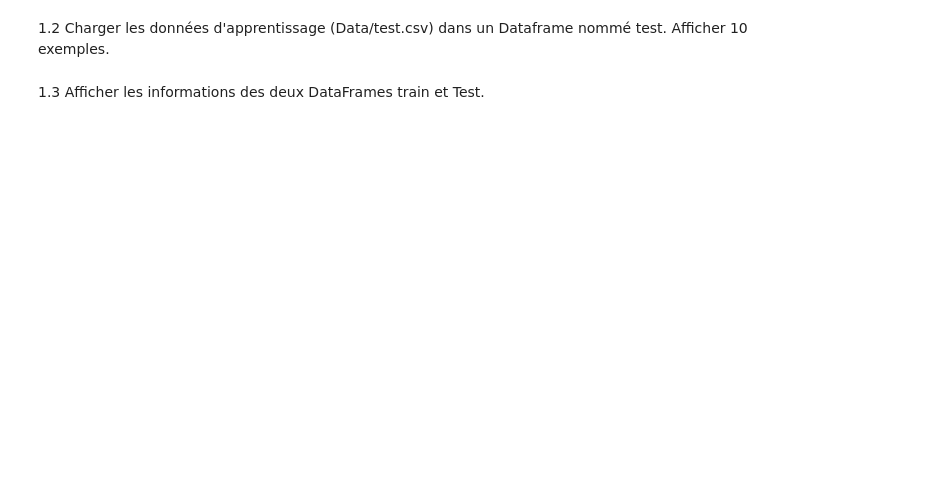
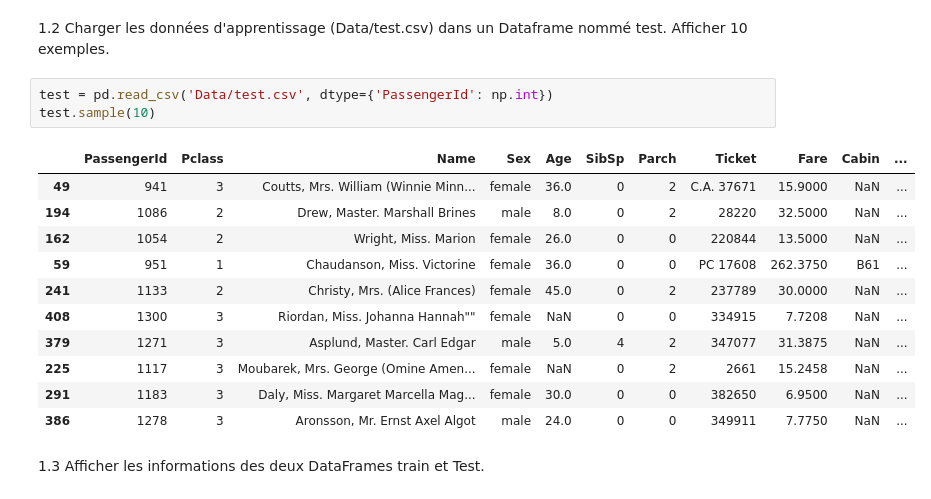
Before and after one commit to lperdereau/EPSI-ANN-I4, a Jupyter notebook: TP1/tp1_prepa_feature.ipynb, the cells around one changed output. Cells and saved outputs as stored; diff of their text form; blank space fills up the shorter version.

```diff
--- a/TP1/tp1_prepa_feature.ipynb
+++ b/TP1/tp1_prepa_feature.ipynb
@@ -16,4 +31,19 @@ from IPython.display import Markdown, display, HTML
 # %% [markdown]
 1.2 Charger les données d'apprentissage (Data/test.csv) dans un Dataframe nommé test. Afficher 10 exemples.
+# %%
+test = pd.read_csv('Data/test.csv', dtype={'PassengerId': np.int})
+test.sample(10)
+# %% [output]
+|  | PassengerId | Pclass | Name | Sex | Age | SibSp | Parch | Ticket | Fare | Cabin | ... |
+| 49 | 941 | 3 | Coutts, Mrs. William (Winnie Minn... | female | 36.0 | 0 | 2 | C.A. 37671 | 15.9000 | NaN | ... |
+| 194 | 1086 | 2 | Drew, Master. Marshall Brines | male | 8.0 | 0 | 2 | 28220 | 32.5000 | NaN | ... |
+| 162 | 1054 | 2 | Wright, Miss. Marion | female | 26.0 | 0 | 0 | 220844 | 13.5000 | NaN | ... |
+| 59 | 951 | 1 | Chaudanson, Miss. Victorine | female | 36.0 | 0 | 0 | PC 17608 | 262.3750 | B61 | ... |
+| 241 | 1133 | 2 | Christy, Mrs. (Alice Frances) | female | 45.0 | 0 | 2 | 237789 | 30.0000 | NaN | ... |
+| 408 | 1300 | 3 | Riordan, Miss. Johanna Hannah"" | female | NaN | 0 | 0 | 334915 | 7.7208 | NaN | ... |
+| 379 | 1271 | 3 | Asplund, Master. Carl Edgar | male | 5.0 | 4 | 2 | 347077 | 31.3875 | NaN | ... |
+| 225 | 1117 | 3 | Moubarek, Mrs. George (Omine Amen... | female | NaN | 0 | 2 | 2661 | 15.2458 | NaN | ... |
+| 291 | 1183 | 3 | Daly, Miss. Margaret Marcella Mag... | female | 30.0 | 0 | 0 | 382650 | 6.9500 | NaN | ... |
+| 386 | 1278 | 3 | Aronsson, Mr. Ernst Axel Algot | male | 24.0 | 0 | 0 | 349911 | 7.7750 | NaN | ... |
 # %% [markdown]
 1.3 Afficher les informations des deux DataFrames train et Test.
```
Also changed, not shown: parts of 33 cells of this notebook, 3 other files.
